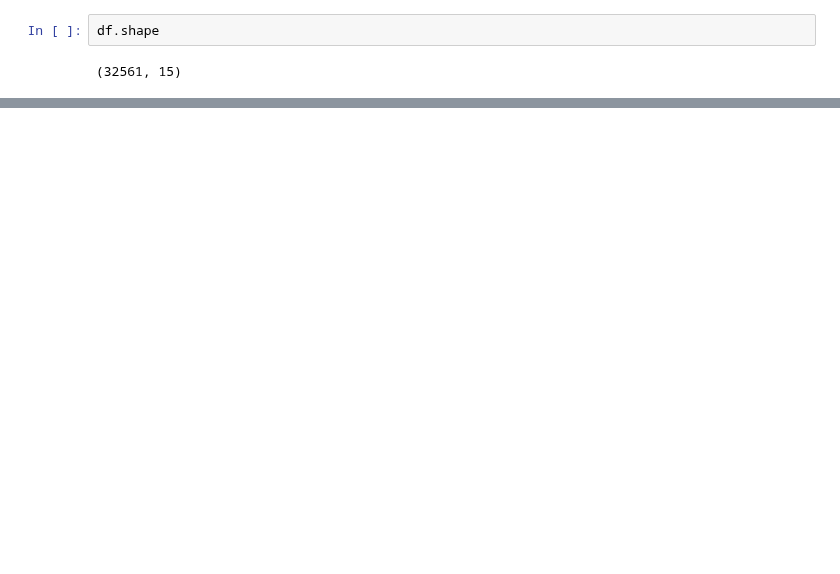
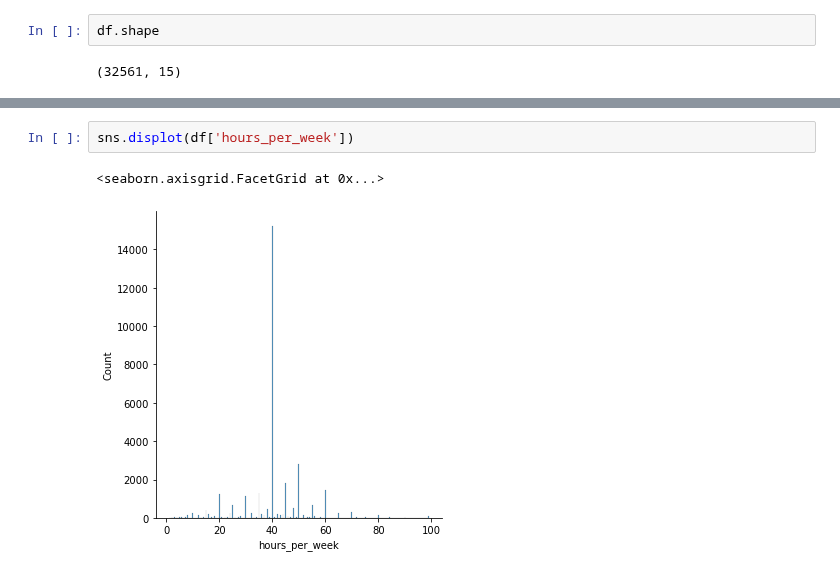
Before and after one commit to akritkbehera/Salary-Prediction-, a Jupyter notebook: Untitled.ipynb, the cells around one changed output, grey strips where cells are left out. Saved outputs shown, nothing was run; the diff lists cells and outputs as text; blank space fills up the shorter version.

```diff
--- a/Untitled.ipynb
+++ b/Untitled.ipynb
@@ -32,0 +89,5 @@ False
+# %%
+sns.displot(df['hours_per_week'])
+# %% [output]
+<seaborn.axisgrid.FacetGrid at 0x...>
+[figure, added]
```
Also changed, not shown: parts of 15 cells of this notebook.
